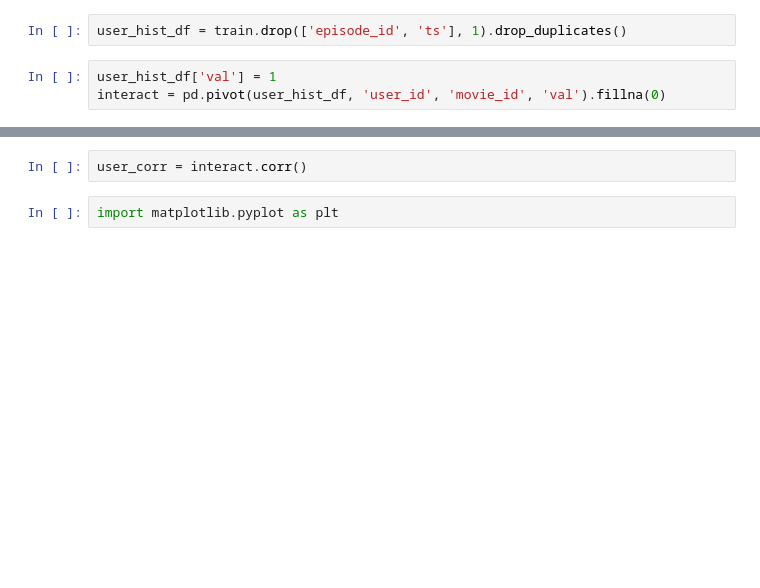
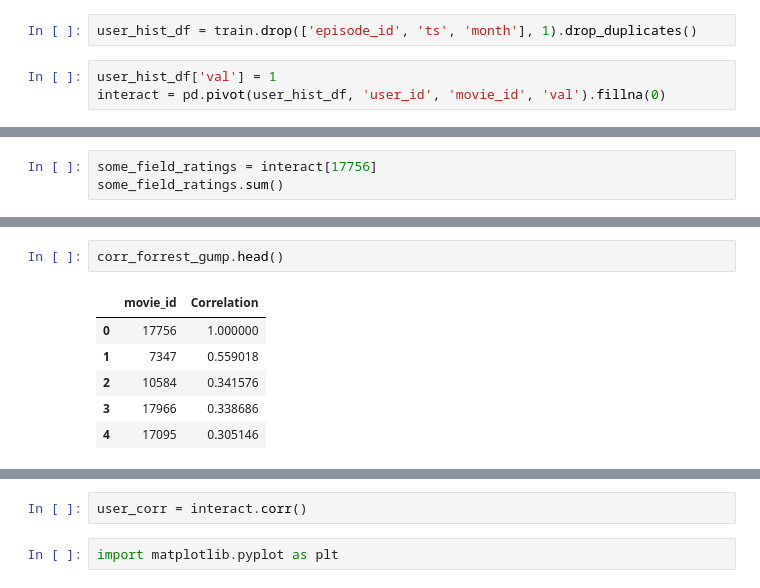
Before and after one commit to danilpolkov/sweet_RS, a Jupyter notebook: notebooks/content_based.ipynb, the cells around one changed output, grey strips where cells are left out. Drawn from its saved outputs; the diff is of its cells as text; blank space fills up the shorter version.

```diff
--- a/notebooks/user2user.ipynb
+++ b/notebooks/content_based.ipynb
@@ -9,7 +9,7 @@ test_1 = user_hist_df[user_hist_df['month'] == 6]
 test_2 = user_hist_df[user_hist_df['month'] == 7]
 train = user_hist_df[~user_hist_df['month'].isin([6, 7])]
 # %%
-user_hist_df = train.drop(['episode_id', 'ts'], 1).drop_duplicates()
+user_hist_df = train.drop(['episode_id', 'ts', 'month'], 1).drop_duplicates()
 # %%
 user_hist_df['val'] = 1
 interact = pd.pivot(user_hist_df, 'user_id', 'movie_id', 'val').fillna(0)
@@ -19,0 +20,3 @@ interact.shape
+# %%
+some_field_ratings = interact[17756]
+some_field_ratings.sum()
@@ -19,0 +32,9 @@ interact.shape
+# %%
+corr_forrest_gump.head()
+# %% [output]
+|  | movie_id | Correlation |
+| 0 | 17756 | 1.000000 |
+| 1 | 7347 | 0.559018 |
+| 2 | 10584 | 0.341576 |
+| 3 | 17966 | 0.338686 |
+| 4 | 17095 | 0.305146 |
```
Also changed, not shown: parts of 31 cells of this notebook, 6 other files.
